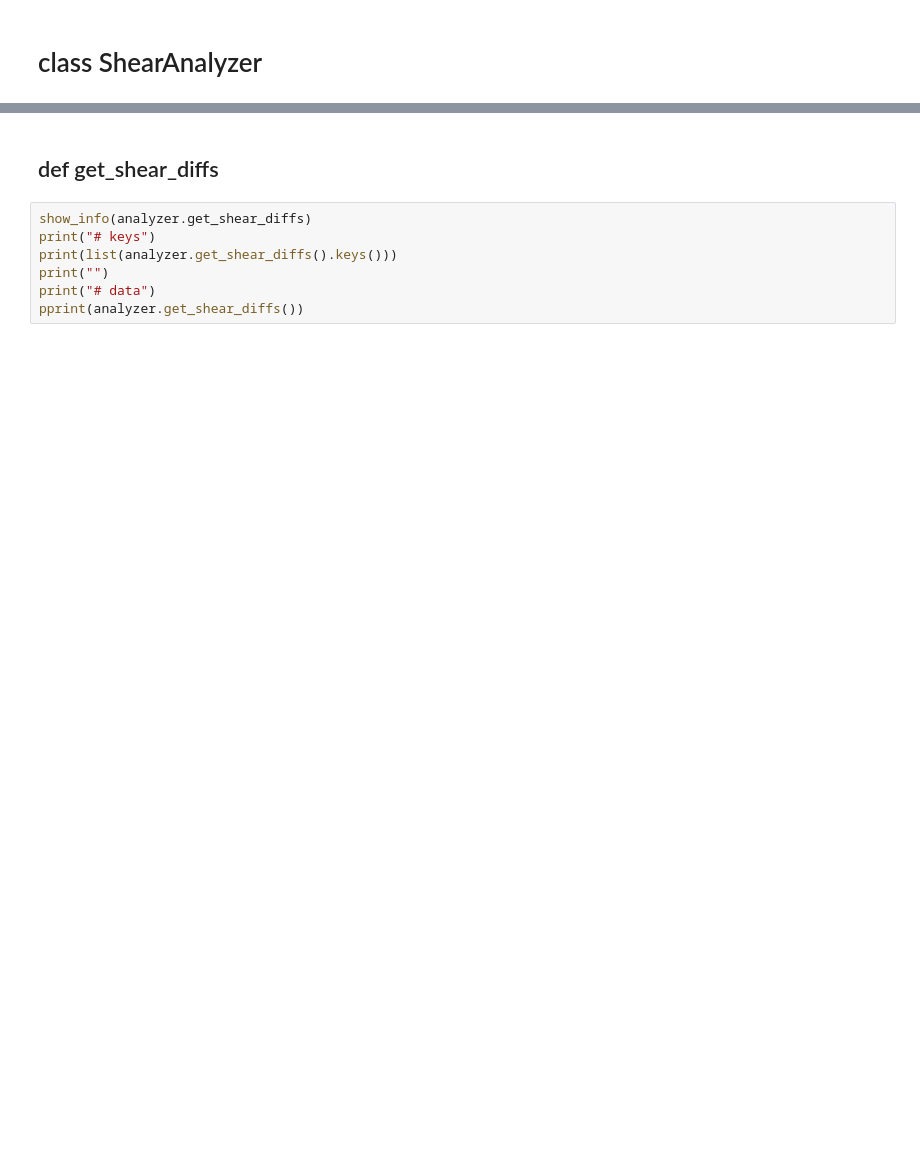
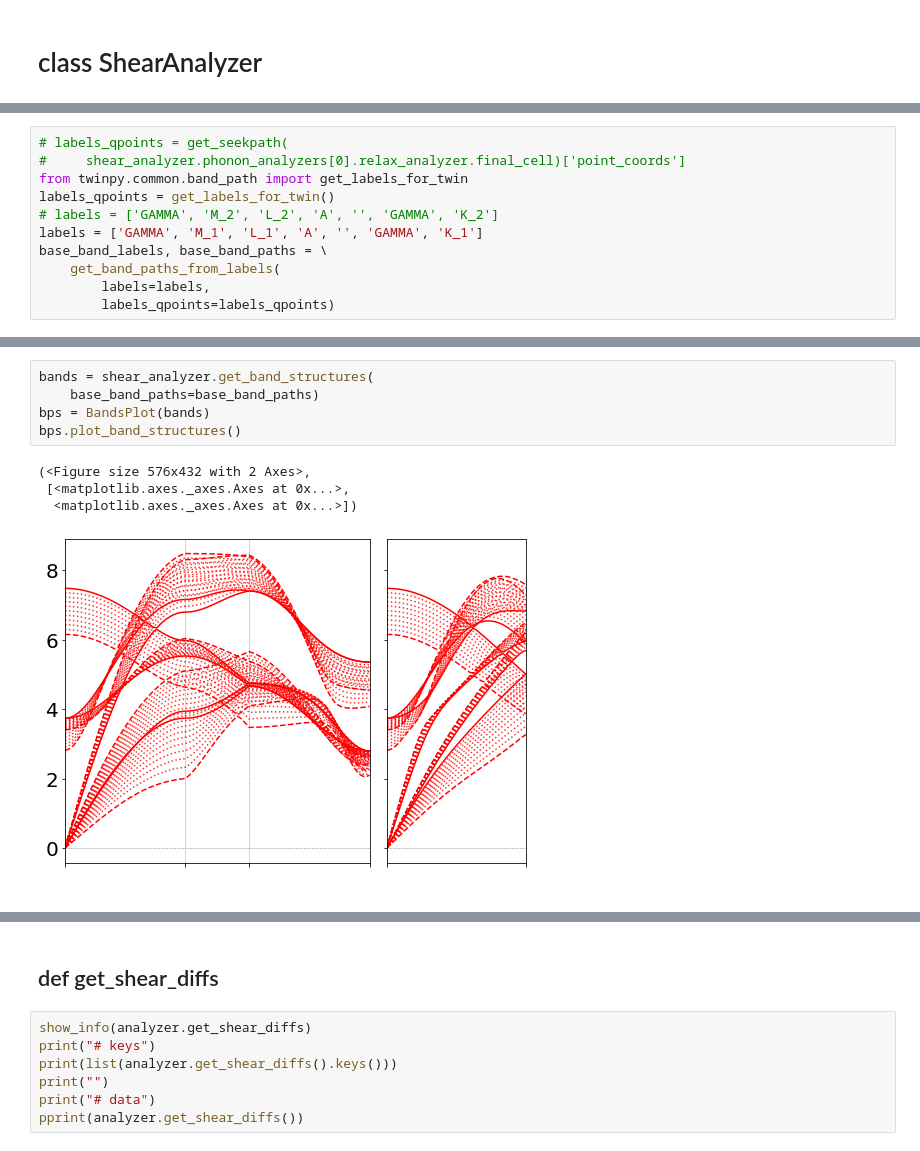
Before and after one commit to kei0822kei/twinpy, a Jupyter notebook: jupyter/analysis/shear_analyzer.ipynb, the cells around one changed output, grey strips where cells are left out. Saved outputs shown, nothing was run; the diff lists cells and outputs as text; blank space fills up the shorter version.

```diff
--- a/jupyter/analysis/shear_analyzer.ipynb
+++ b/jupyter/analysis/shear_analyzer.ipynb
@@ -57,0 +86,11 @@ show_info(analyzer, is_class=True)
+# %%
+# labels_qpoints = get_seekpath(
+#     shear_analyzer.phonon_analyzers[0].relax_analyzer.final_cell)['point_coords']
+from twinpy.common.band_path import get_labels_for_twin
+labels_qpoints = get_labels_for_twin()
+# labels = ['GAMMA', 'M_2', 'L_2', 'A', '', 'GAMMA', 'K_2']
+labels = ['GAMMA', 'M_1', 'L_1', 'A', '', 'GAMMA', 'K_1']
+base_band_labels, base_band_paths = \
+    get_band_paths_from_labels(
+        labels=labels,
+        labels_qpoints=labels_qpoints)
@@ -57,0 +101,10 @@ show_info(analyzer, is_class=True)
+# %%
+bands = shear_analyzer.get_band_structures(
+    base_band_paths=base_band_paths)
+bps = BandsPlot(bands)
+bps.plot_band_structures()
+# %% [output]
+(<Figure size 576x432 with 2 Axes>,
+ [<matplotlib.axes._axes.Axes at 0x...>,
+  <matplotlib.axes._axes.Axes at 0x...>])
+[figure, added]
```
Also changed, not shown: parts of 10 cells of this notebook, 5 other files.
